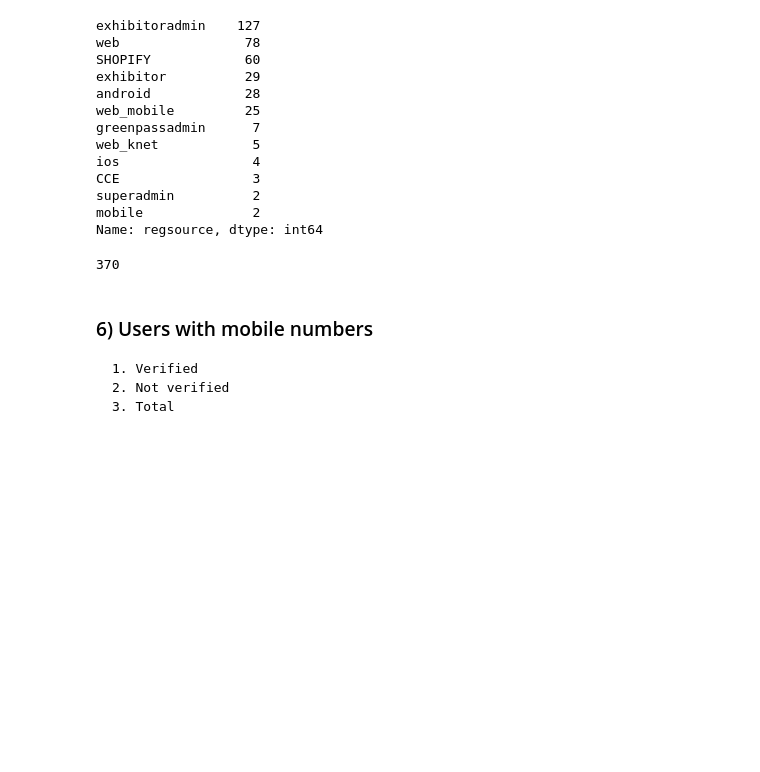
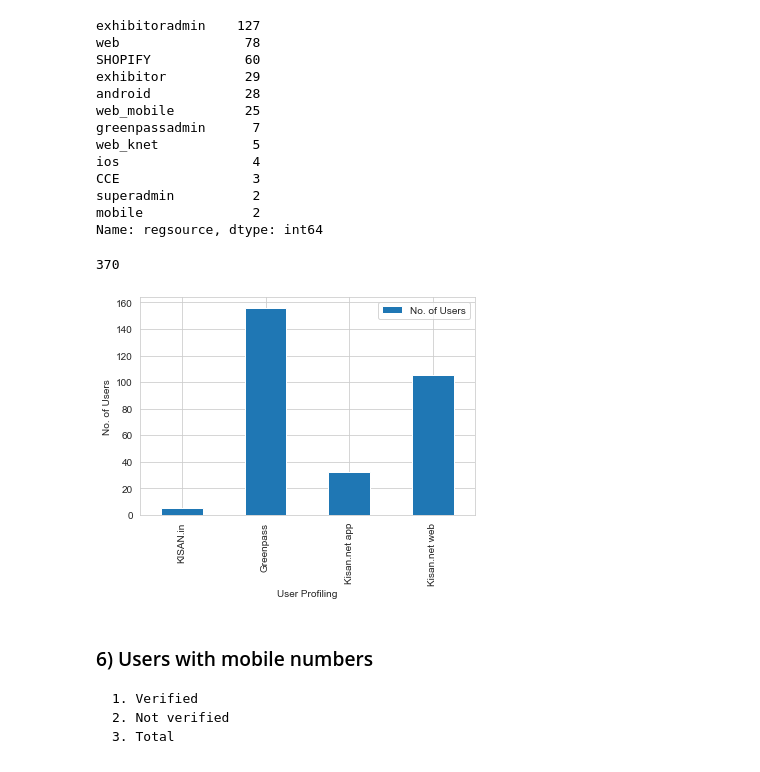
Before and after one commit to afrozchakure/greencloudservice_dev_kisan19, a Jupyter notebook: TestBook.ipynb, the cells around one changed output. Saved outputs shown, nothing was run; the diff lists cells and outputs as text; code cells hidden in the pictures; blank space fills up the shorter version.

Commit message:
Completed Kisan id

```diff
--- a/TestBook.ipynb
+++ b/TestBook.ipynb
@@ -339,6 +359,31 @@ Name: regsource, dtype: int64
 users_df['regsource'].count()
 # %% [output]
 370
+# %%
+# Defining variables for the same
+kisan_web = users_df.loc[users_df['regsource'].isin(['web_mobile','web', 'mobile'])]['regsource'].count()
+kisan_app = users_df.loc[users_df['regsource'].isin(['android','ios'])]['regsource'].count()
+greenpass = users_df.loc[users_df['regsource'].isin(['exhibitoradmin', 'exhibitor'])]['regsource'].count()
+kisan_in = users_df.loc[users_df['regsource'].isin(['web_knet'])]['regsource'].count()
+# %%
+# User profiling of users
+
+verified = users_df['mobile'].nunique()
+not_verified = 0
+total = verified + not_verified
+
+df = pd.DataFrame({
+    'User Profiling':['KISAN.in', 'Greenpass', 'Kisan.net app', 'Kisan.net web'],
+    'No. of Users': [kisan_in, greenpass, kisan_app, kisan_web],
+})
+
+# a simple line plot
+df.plot(kind='bar',x = 'User Profiling',y = 'No. of Users')
+plt.xlabel('User Profiling')
+plt.ylabel('No. of Users')
+plt.show()
+# %% [output]
+[figure, added]
 # %% [markdown]
 ### 6) Users with mobile numbers
     1. Verified
```
Also changed, not shown: parts of 1 cell of this notebook.
